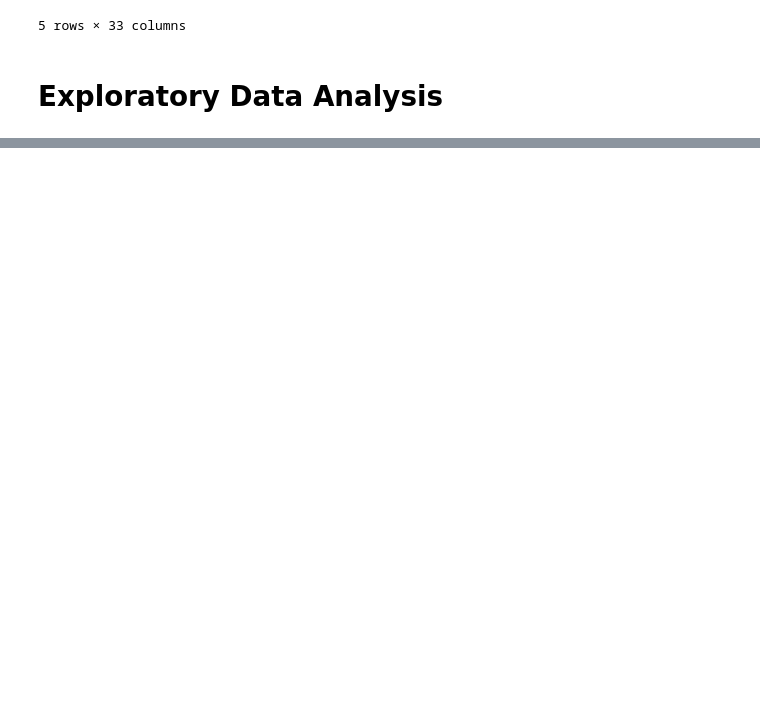
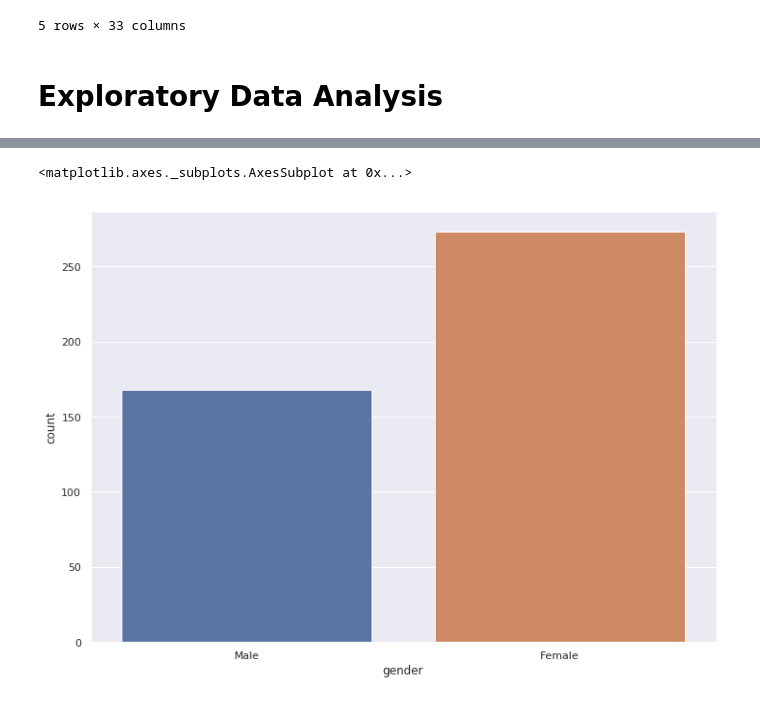
Before and after one commit to mmuoDev/ng_fast_food_eda, a Jupyter notebook: fast_food_eda.ipynb, the cells around one changed output, grey strips where cells are left out. Saved outputs shown, nothing was run; the diff lists cells and outputs as text; code cells hidden in the pictures; blank space fills up the shorter version.

```diff
--- a/fast_food_eda.ipynb
+++ b/fast_food_eda.ipynb
@@ -556,0 +587,7 @@ data.head()
+# %%
+#gender
+sns.countplot(data['gender'])
+#more females on this survey
+# %% [output]
+<matplotlib.axes._subplots.AxesSubplot at 0x...>
+[figure, added]
```
Also changed, not shown: parts of 31 cells of this notebook.
